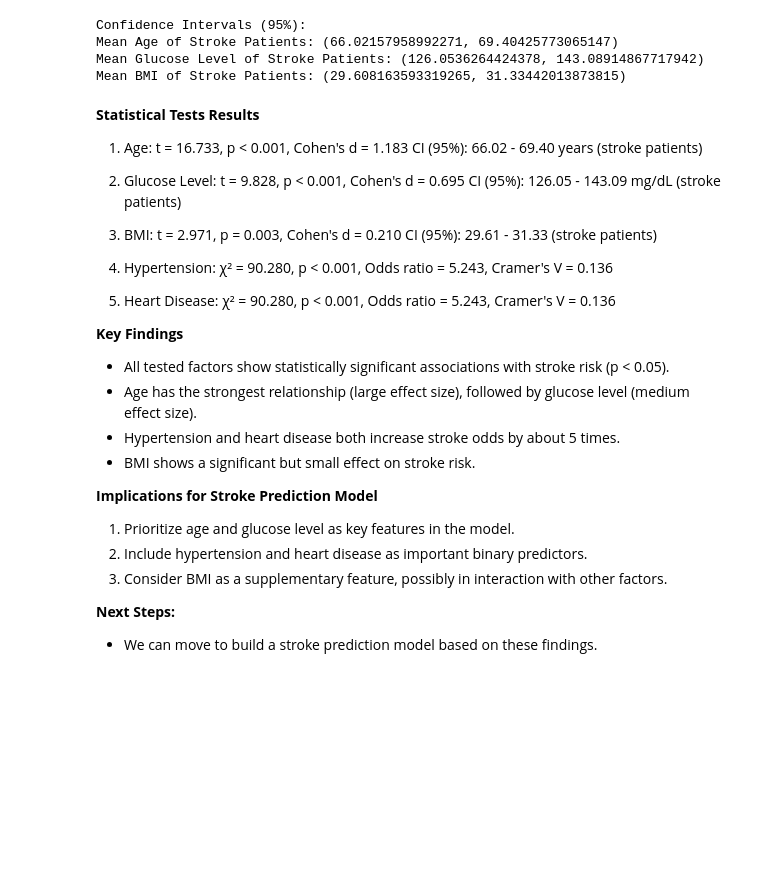
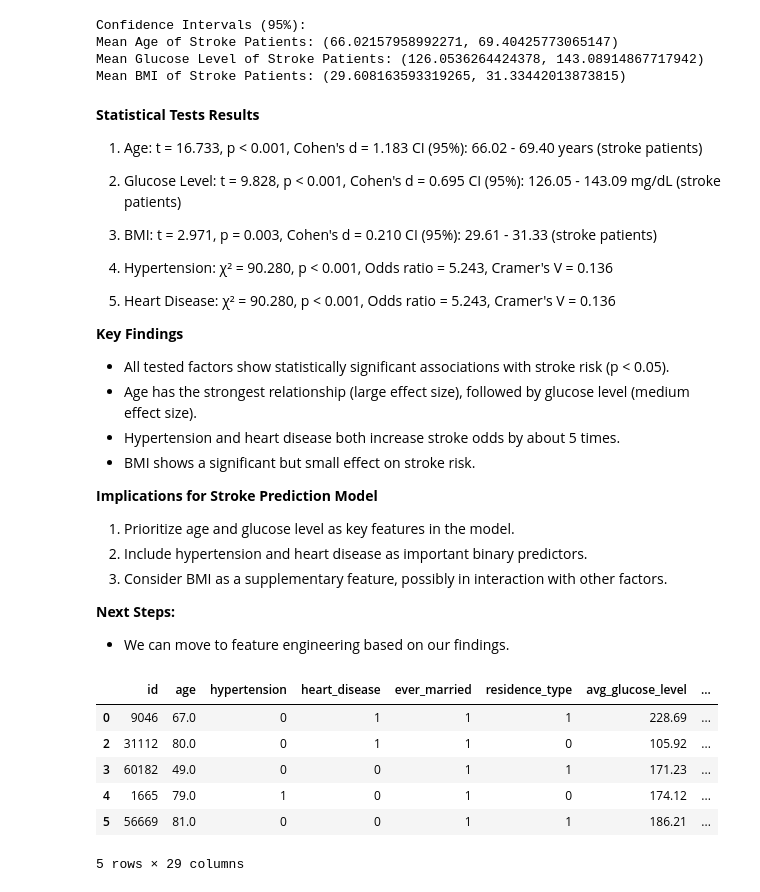
Before and after one commit to vytautas-bunevicius/stroke-risk-predictor, a Jupyter notebook: stroke_risk_analysis.ipynb, the cells around one changed output. Drawn from its saved outputs; the diff is of its cells as text; code cells hidden in the pictures; blank space fills up the shorter version.

```diff
--- a/stroke_risk_analysis.ipynb
+++ b/stroke_risk_analysis.ipynb
@@ -691,5 +700,25 @@ Mean BMI of Stroke Patients: (29.608163593319265, 31.33442013873815)
 
 **Next Steps:**
 
-- We can move to build a stroke prediction model based on these findings.
+- We can move to feature engineering based on our findings.
+# %%
+stroke_df['age_glucose'] = stroke_df['age'] * stroke_df['avg_glucose_level']
+stroke_df['age_hypertension'] = stroke_df['age'] * stroke_df['hypertension']
+stroke_df['age_heart_disease'] = stroke_df['age'] * stroke_df['heart_disease']
+
+stroke_df['age_squared'] = stroke_df['age'] ** 2
+stroke_df['glucose_squared'] = stroke_df['avg_glucose_level'] ** 2
+
+stroke_df['bmi_age'] = stroke_df['bmi'] * stroke_df['age']
+stroke_df['bmi_glucose'] = stroke_df['bmi'] * stroke_df['avg_glucose_level']
+
+stroke_df.head()
+# %% [output]
+|  | id | age | hypertension | heart_disease | ever_married | residence_type | avg_glucose_level | ... |
+| 0 | 9046 | 67.0 | 0 | 1 | 1 | 1 | 228.69 | ... |
+| 2 | 31112 | 80.0 | 0 | 1 | 1 | 0 | 105.92 | ... |
+| 3 | 60182 | 49.0 | 0 | 0 | 1 | 1 | 171.23 | ... |
+| 4 | 1665 | 79.0 | 1 | 0 | 1 | 0 | 174.12 | ... |
+| 5 | 56669 | 81.0 | 0 | 0 | 1 | 1 | 186.21 | ... |
+5 rows × 29 columns
 # %%
```
Also changed, not shown: parts of 2 cells of this notebook, 1 other file.
